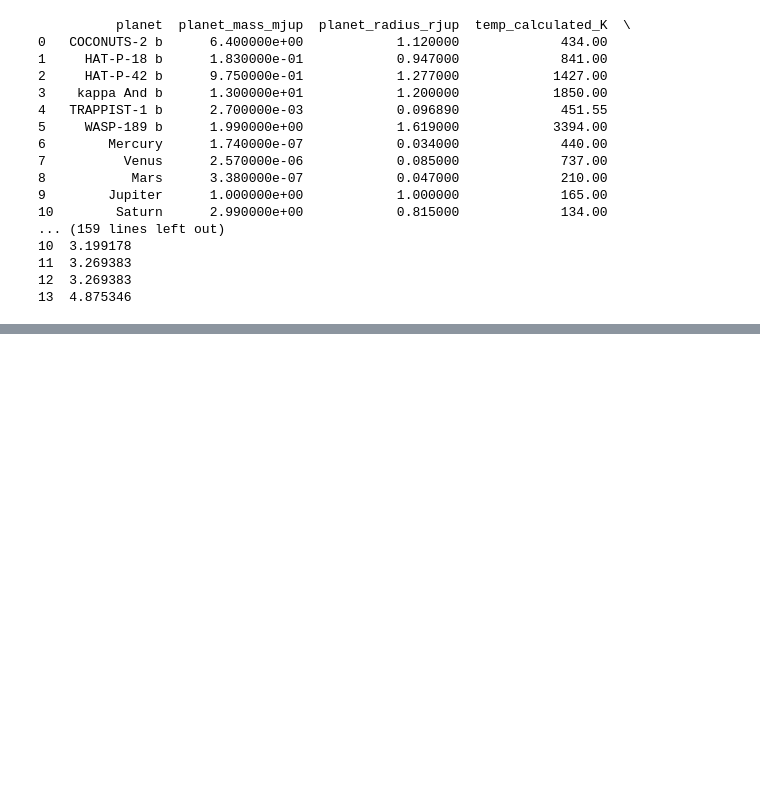
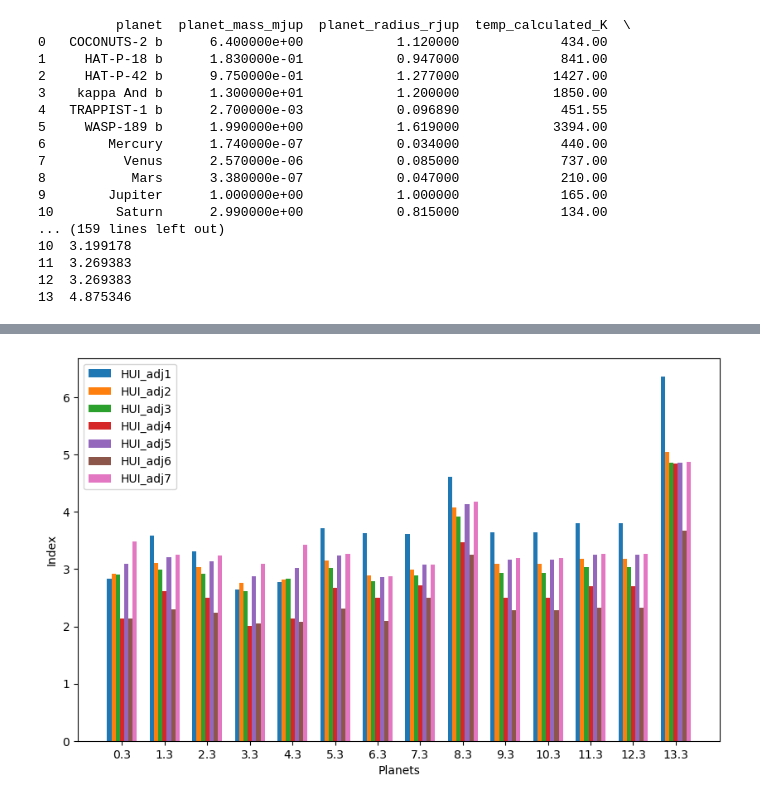
Before and after one commit to Sasha-Kondakova/Habitability-Index, a Jupyter notebook: habitability_cleanbook.ipynb, the cells around one changed output, grey strips where cells are left out. Saved outputs shown, nothing was run; the diff lists cells and outputs as text; code cells hidden in the pictures; blank space fills up the shorter version.

```diff
--- a/habitability_cleanbook.ipynb
+++ b/habitability_cleanbook.ipynb
@@ -613,5 +487,5 @@ def map_HZ(x, lower_bound, upper_bound, threshold=1.5):
     return normalized_gaussian_value
 """
 
-data['map_HZ'] = data.apply(lambda row: map_HZ(row['star_distance_AU'], row['HZ_middle_ideal_AU'], row['HZ_inner_AU_2'], row['HZ_outer_AU_2']), axis = 1)
+data['map_HZ'] = data.apply(lambda row: map_HZ(row['star_distance_AU'], row['HZ_middle_ideal_AU'], row['HZ_inner_AU'], row['HZ_outer_AU']), axis = 1)
 print(data)
@@ -984,7 +824,7 @@ def HUIndex_adj(water, temp, radiation, HZ, star_age):
     HUI = (water)**weight_water + (temp)**weight_temp + (radiation)**weight_radiation + (HZ)**weight_HZ + (star_age)**weight_star_age + (temp*water)*0.62 +  (star_age*radiation)**0.78
     return HUI
 
-data['HUI_adj'] = data.apply(lambda row: HUIndex_adj(row['water'], row['map_temperature'], row['map_radiation'], row['map_HZ'], row['map_star_age']), axis = 1)
+data['HUI_adj1'] = data.apply(lambda row: HUIndex_adj(row['water'], row['map_temperature'], row['map_radiation'], row['map_HZ'], row['map_star_age']), axis = 1)
 print(data)
 # %%
 def HUIndex_adj(water, temp, radiation, HZ, star_age):
@@ -1150,0 +941,4 @@ print(data)
+# %%
+HUI_data = data[['HUI', 'HUI_adj1', 'HUI_adj2', 'HUI_adj3',  'HUI_adj4',  'HUI_adj5', 'HUI_adj6' , 'HUI_adj7']]
+
+print(HUI_data)
@@ -1151,2 +963,30 @@ print(data)
+# %%
+# pip install matplotlib
+import matplotlib.pyplot as plt
+
+# Plotting
+fig, ax = plt.subplots(figsize=(10, 6))
+
+categories = HUI_data.columns[1:]  # ['Category1', 'Category2', ..., 'Category7']
+bar_width = 0.1
+index = np.arange(len(HUI_data))
+
+for i, category in enumerate(categories):
+    values = HUI_data[category]
+    ax.bar(index + i * bar_width, values, bar_width, label=category)
+
+# Set ticks and labels
+ax.set_xticks(index + bar_width * (len(categories) - 1) / 2)
+#ax.set_xticklabels(df['Metric'])  # Use metrics for x-axis labels
+
+# Optional: Add legend, title, and labels
+ax.legend()
+ax.set_xlabel('Planets')
+ax.set_ylabel('Index')
+
+# Show the plot
+plt.show()
+# %% [output]
+[figure, added]
 # %%
 data.to_csv('C:/Users/21sko/Desktop/dissertation/data/results_3.csv', index=False)
```
Also changed, not shown: parts of 24 cells of this notebook.
